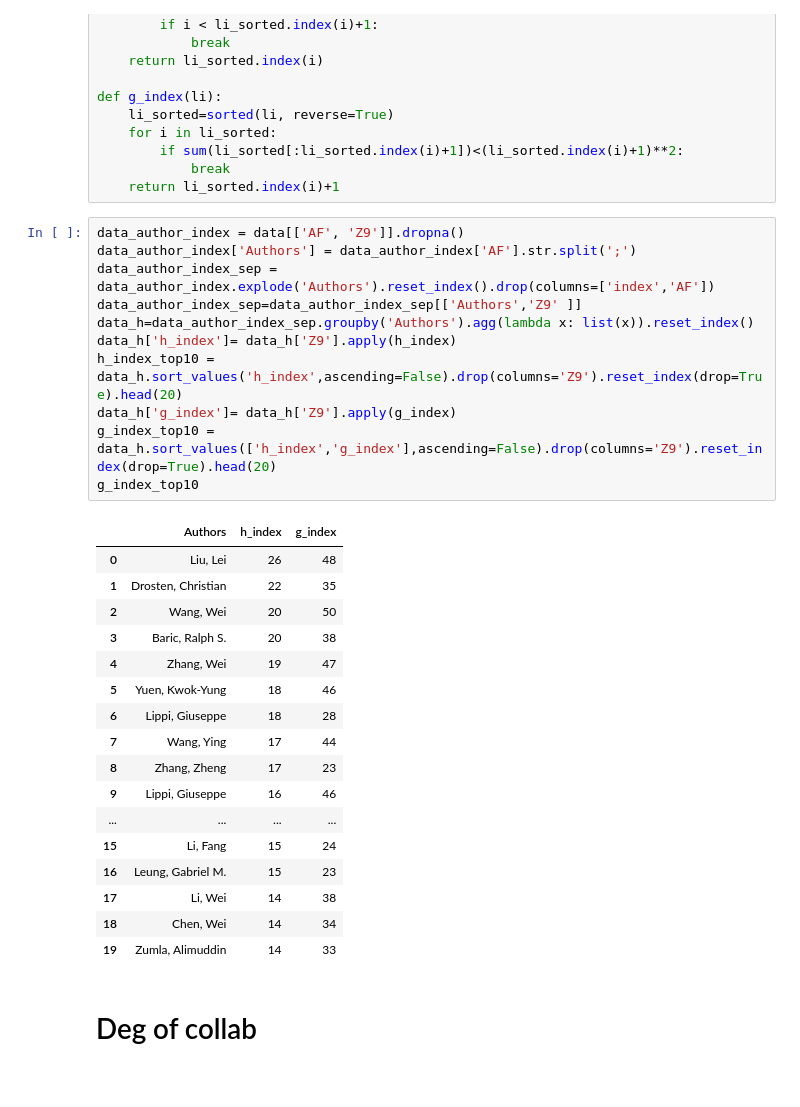
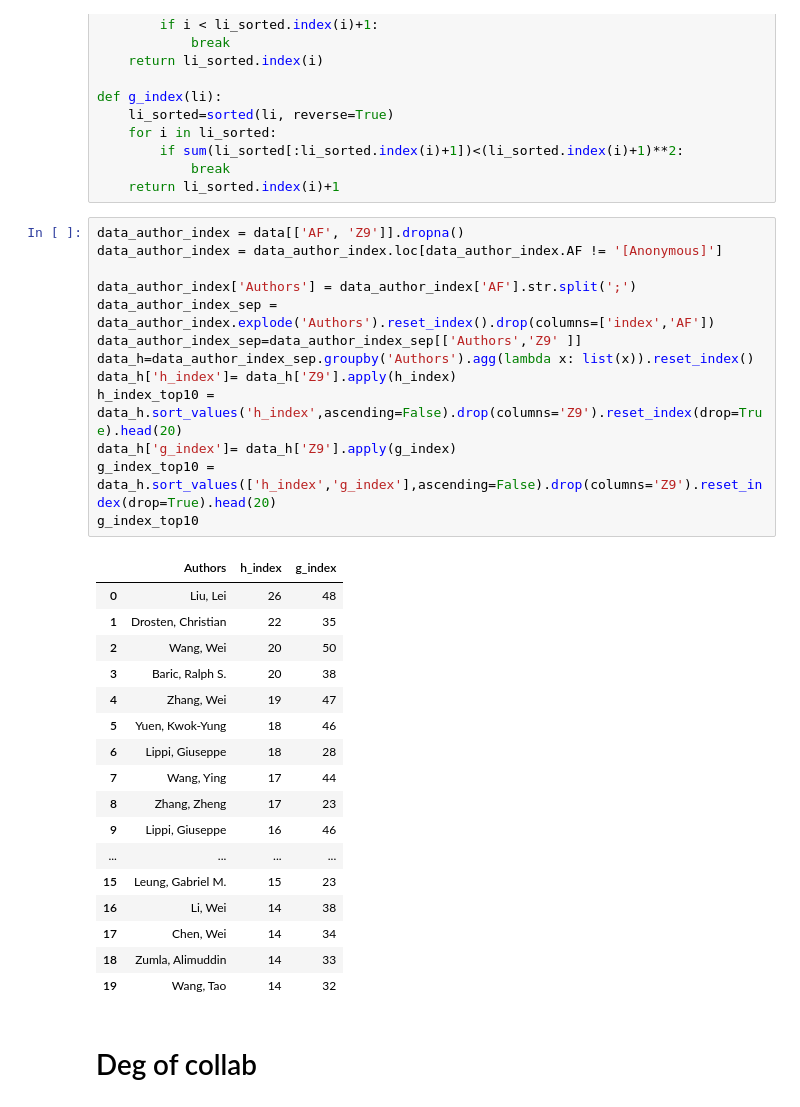
Before and after one commit to schneeboat/ana_2020, a Jupyter notebook: bibliographic_cov19_2020.ipynb, the cells around one changed output. Drawn from its saved outputs; the diff is of its cells as text.

```diff
--- a/bibliographic_cov19_2020.ipynb
+++ b/bibliographic_cov19_2020.ipynb
@@ -745,33 +806,35 @@ def g_index(li):
     return li_sorted.index(i)+1
 # %%
 data_author_index = data[['AF', 'Z9']].dropna()
+data_author_index = data_author_index.loc[data_author_index.AF != '[Anonymous]']
+
 data_author_index['Authors'] = data_author_index['AF'].str.split(';')
 data_author_index_sep = data_author_index.explode('Authors').reset_index().drop(columns=['index','AF'])
 data_author_index_sep=data_author_index_sep[['Authors','Z9' ]]
 data_h=data_author_index_sep.groupby('Authors').agg(lambda x: list(x)).reset_index()
 data_h['h_index']= data_h['Z9'].apply(h_index)
 h_index_top10 = data_h.sort_values('h_index',ascending=False).drop(columns='Z9').reset_index(drop=True).head(20)
 data_h['g_index']= data_h['Z9'].apply(g_index)
 g_index_top10 = data_h.sort_values(['h_index','g_index'],ascending=False).drop(columns='Z9').reset_index(drop=True).head(20)
 g_index_top10
 # %% [output]
 |  | Authors | h_index | g_index |
 | 0 | Liu, Lei | 26 | 48 |
 | 1 | Drosten, Christian | 22 | 35 |
 | 2 | Wang, Wei | 20 | 50 |
 | 3 | Baric, Ralph S. | 20 | 38 |
 | 4 | Zhang, Wei | 19 | 47 |
 | 5 | Yuen, Kwok-Yung | 18 | 46 |
 | 6 | Lippi, Giuseppe | 18 | 28 |
 | 7 | Wang, Ying | 17 | 44 |
 | 8 | Zhang, Zheng | 17 | 23 |
 | 9 | Lippi, Giuseppe | 16 | 46 |
 | ... | ... | ... | ... |
-| 15 | Li, Fang | 15 | 24 |
-| 16 | Leung, Gabriel M. | 15 | 23 |
-| 17 | Li, Wei | 14 | 38 |
-| 18 | Chen, Wei | 14 | 34 |
-| 19 | Zumla, Alimuddin | 14 | 33 |
+| 15 | Leung, Gabriel M. | 15 | 23 |
+| 16 | Li, Wei | 14 | 38 |
+| 17 | Chen, Wei | 14 | 34 |
+| 18 | Zumla, Alimuddin | 14 | 33 |
+| 19 | Wang, Tao | 14 | 32 |
 # %% [markdown]
 # Deg of collab
 # %%
```
Also changed, not shown: parts of 64 cells of this notebook.
